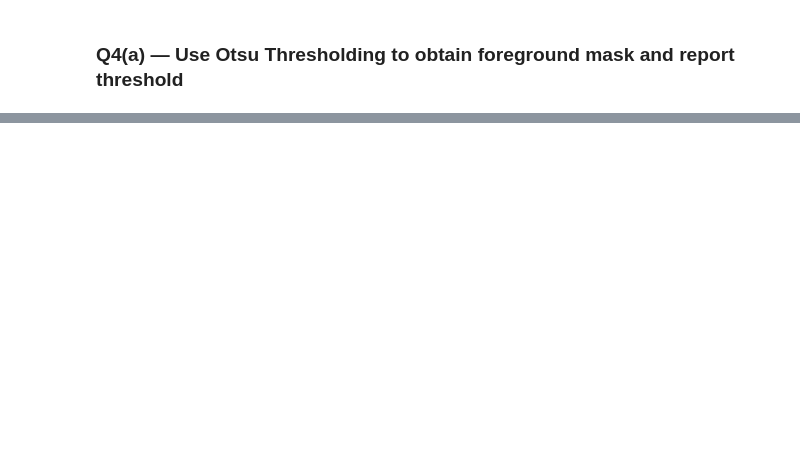
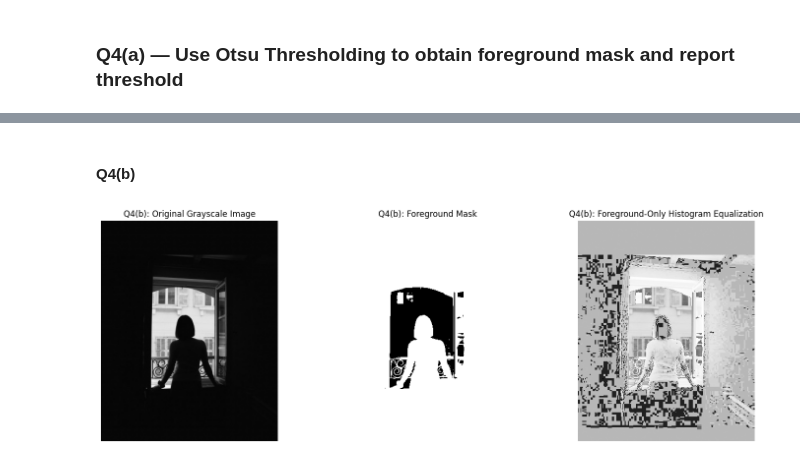
Before and after one commit to dineshabey/msc-ai-computer-vision-assignment-01, a Jupyter notebook: Q-04/Quection_04.ipynb, the cells around one changed output, grey strips where cells are left out. Drawn from its saved outputs; the diff is of its cells as text; code cells hidden in the pictures; blank space fills up the shorter version.

```diff
--- a/Q-04/Quection_04.ipynb
+++ b/Q-04/Quection_04.ipynb
@@ -41 +59,58 @@ foreground_mask = cv.bitwise_not(otsu_mask)
+# %% [markdown]
+#### Q4(b)
+# %%
+# ===============================
+# Q4(b) - Histogram Equalization Only for Foreground
+# ===============================
+
+# Convert mask to boolean
+mask_bool = foreground_mask > 0
+
+# Copy original grayscale image
+img_foreground_eq = img_gray.copy()
+
+# Extract foreground pixels only
+foreground_pixels = img_gray[mask_bool]
+
+# Manual histogram equalization function for selected region
+def equalize_region(pixels):
+    if len(pixels) == 0:
+        return pixels, np.zeros(256, dtype=int), np.zeros(256), np.arange(256, dtype=np.uint8)
+
+    hist, _ = np.histogram(pixels, bins=256, range=[0, 256])
+    pdf = hist / len(pixels)
+    cdf = np.cumsum(pdf)
+    transform = np.floor(255 * cdf).astype(np.uint8)
+    equalized_pixels = transform[pixels]
+
+    return equalized_pixels, hist, cdf, transform
+
+# Equalize only the foreground region
+equalized_pixels, hist_fg, cdf_fg, transform_fg = equalize_region(foreground_pixels)
+
+# Put equalized foreground pixels back into image
+img_foreground_eq[mask_bool] = equalized_pixels
+
+# Display Q4(b) results
+plt.figure(figsize=(15, 5))
+
+plt.subplot(1, 3, 1)
+plt.imshow(img_gray, cmap='gray')
+plt.title('Q4(b): Original Grayscale Image')
+plt.axis('off')
+
+plt.subplot(1, 3, 2)
+plt.imshow(foreground_mask, cmap='gray')
+plt.title('Q4(b): Foreground Mask')
+plt.axis('off')
+
+plt.subplot(1, 3, 3)
+plt.imshow(img_foreground_eq, cmap='gray')
+plt.title('Q4(b): Foreground-Only Histogram Equalization')
+plt.axis('off')
+
+plt.tight_layout()
+plt.show()
+# %% [output]
+[figure, added]
 # %%
```
Also changed, not shown: parts of 16 cells of this notebook, 2 other files.
